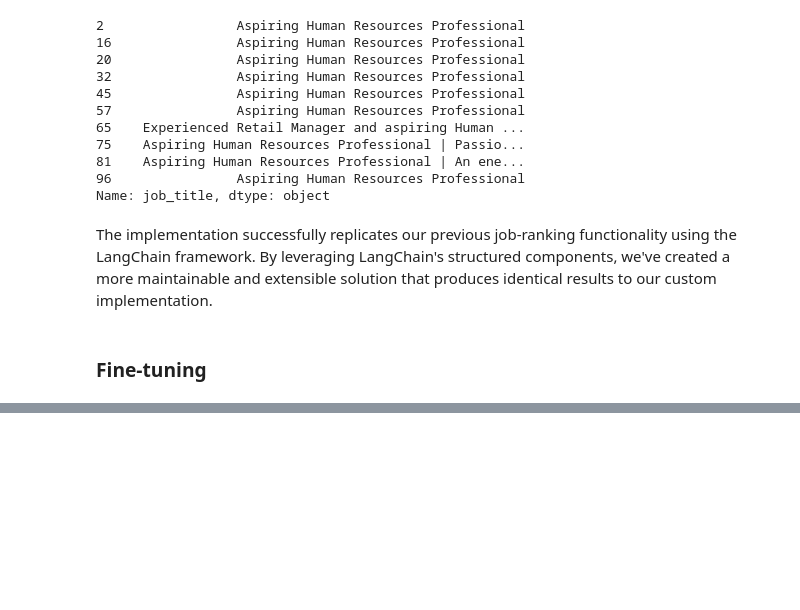
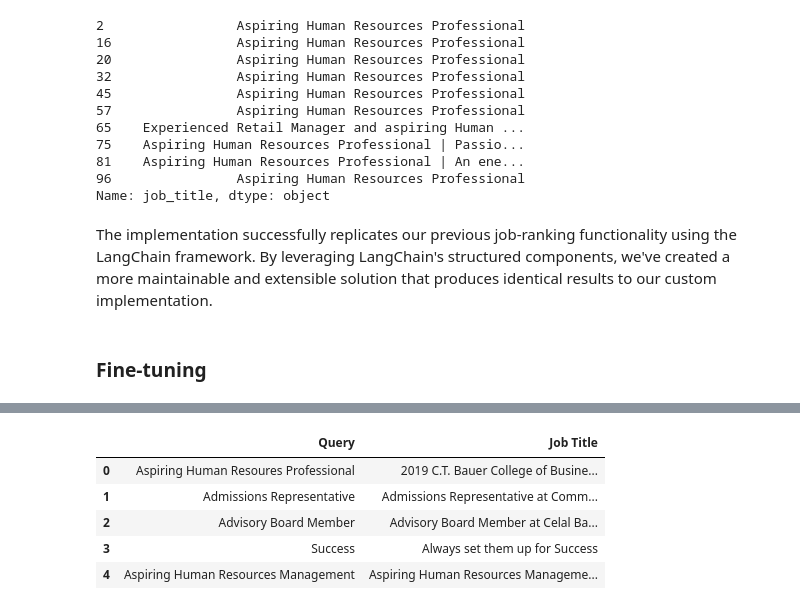
Before and after one commit to Areeb297/Potential-Talents-Human-Resources-Staffing---Apziva-Project, a Jupyter notebook: Potential_Talents.ipynb, the cells around one changed output, grey strips where cells are left out. Drawn from its saved outputs; the diff is of its cells as text; code cells hidden in the pictures; blank space fills up the shorter version.

```diff
--- a/Potential_Talents.ipynb
+++ b/Potential_Talents.ipynb
@@ -2363,0 +2435,11 @@ The implementation successfully replicates our previous job-ranking functionalit
+# %%
+# Load the dataset
+dataset = pd.read_csv('Fine Tuning Dataset.csv')
+dataset.head()
+# %% [output]
+|  | Query | Job Title |
+| 0 | Aspiring Human Resoures Professional | 2019 C.T. Bauer College of Busine... |
+| 1 | Admissions Representative | Admissions Representative at Comm... |
+| 2 | Advisory Board Member | Advisory Board Member at Celal Ba... |
+| 3 | Success | Always set them up for Success |
+| 4 | Aspiring Human Resources Management | Aspiring Human Resources Manageme... |
```
Also changed, not shown: parts of 19 cells of this notebook.
